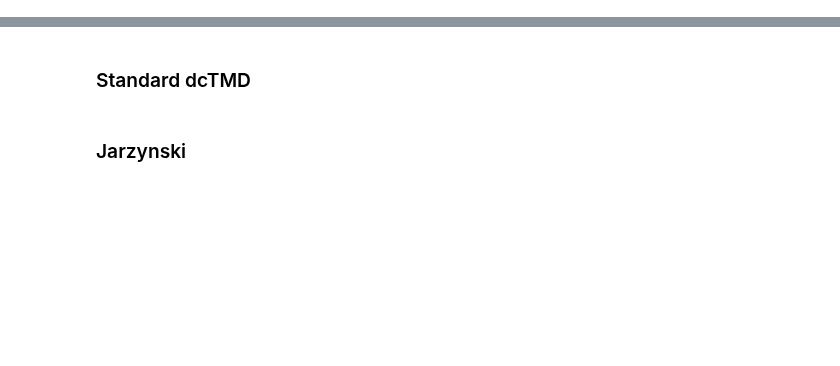
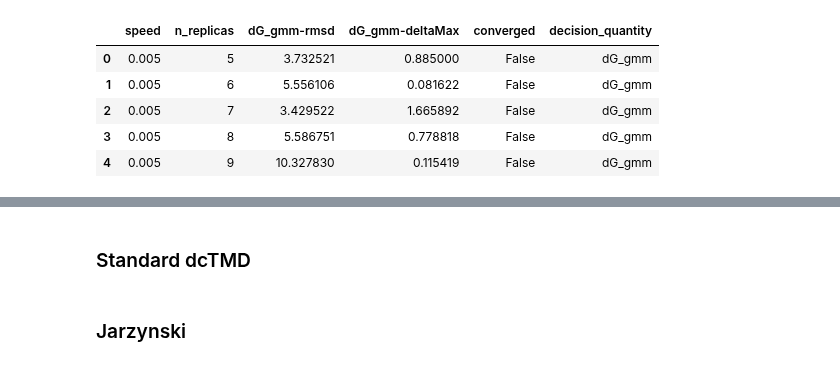
Before and after one commit to forlilab/autopath, a Jupyter notebook: examples/sMD/dctmd_gmm.ipynb, the cells around one changed output, grey strips where cells are left out. Cells and saved outputs as stored; diff of their text form; code cells hidden in the pictures; blank space fills up the shorter version.

```diff
--- a/examples/sMD/dctmd_gmm.ipynb
+++ b/examples/sMD/dctmd_gmm.ipynb
@@ -35,0 +60,11 @@ results.head()
+# %%
+df_conver = smd.assess_sequential_replica_convergence(speed=0.005,
+    quantities=['dG_gmm'])
+df_conver.head()
+# %% [output]
+|  | speed | n_replicas | dG_gmm-rmsd | dG_gmm-deltaMax | converged | decision_quantity |
+| 0 | 0.005 | 5 | 3.732521 | 0.885000 | False | dG_gmm |
+| 1 | 0.005 | 6 | 5.556106 | 0.081622 | False | dG_gmm |
+| 2 | 0.005 | 7 | 3.429522 | 1.665892 | False | dG_gmm |
+| 3 | 0.005 | 8 | 5.586751 | 0.778818 | False | dG_gmm |
+| 4 | 0.005 | 9 | 10.327830 | 0.115419 | False | dG_gmm |
```
Also changed, not shown: parts of 6 cells of this notebook.
